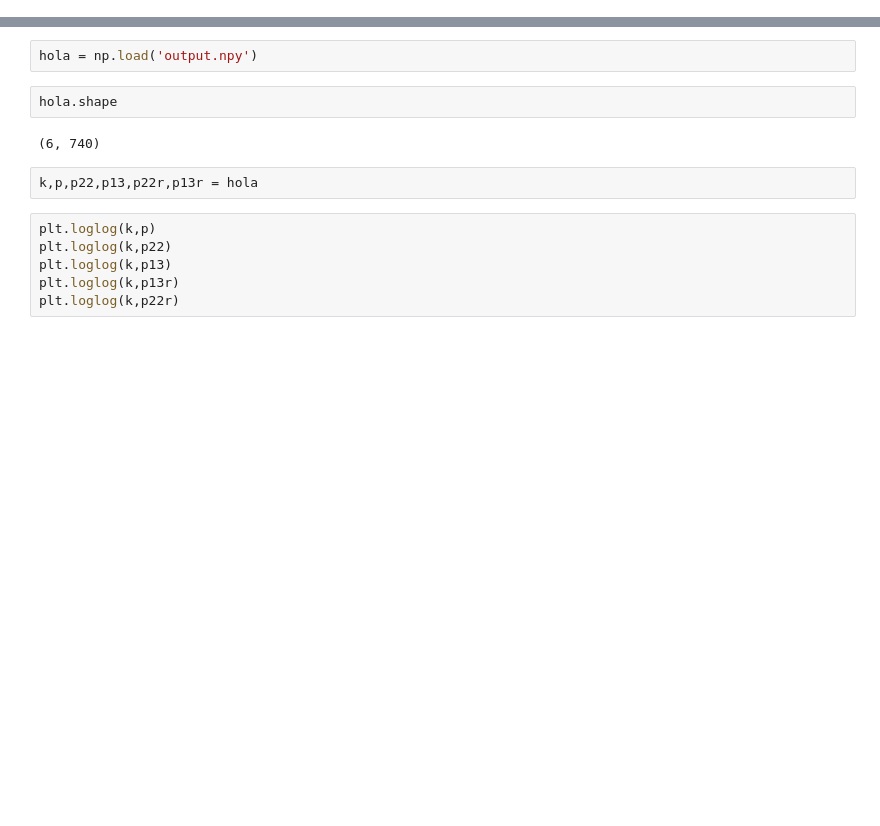
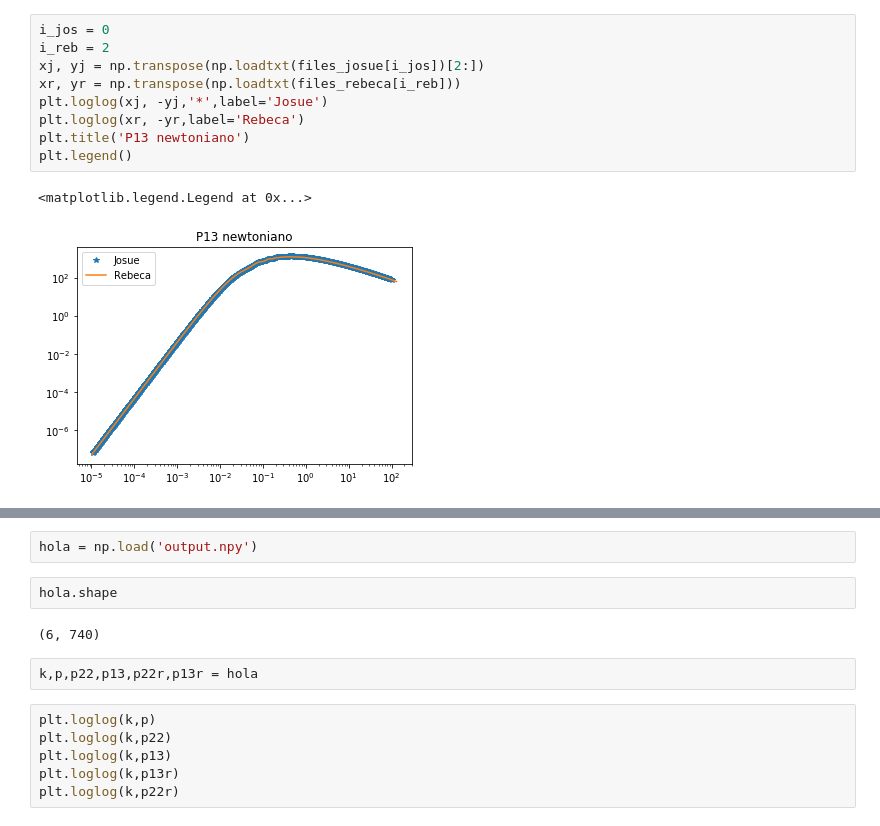
Before and after one commit to joselotl/one_loop_spt, a Jupyter notebook: comparacion.ipynb, the cells around one changed output, grey strips where cells are left out. Cells and saved outputs as stored; diff of their text form; blank space fills up the shorter version.

```diff
--- a/comparacion.ipynb
+++ b/comparacion.ipynb
@@ -4,0 +40,12 @@ import matplotlib.pyplot as plt
+# %%
+i_jos = 0
+i_reb = 2
+xj, yj = np.transpose(np.loadtxt(files_josue[i_jos])[2:])
+xr, yr = np.transpose(np.loadtxt(files_rebeca[i_reb]))
+plt.loglog(xj, -yj,'*',label='Josue')
+plt.loglog(xr, -yr,label='Rebeca')
+plt.title('P13 newtoniano')
+plt.legend()
+# %% [output]
+<matplotlib.legend.Legend at 0x...>
+[figure, added]
```
Also changed, not shown: parts of 13 cells of this notebook, 1 other file.
